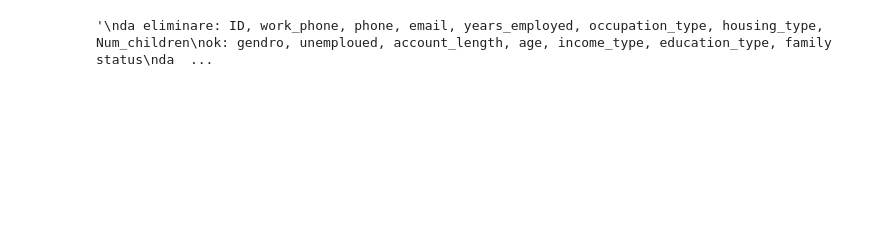
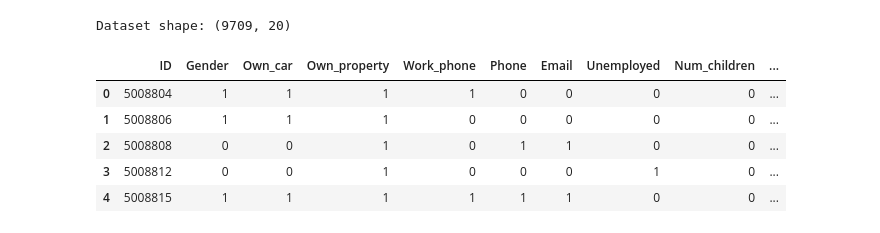
Before and after one commit to DomMcOyle/FAIKR3-Project, a Jupyter notebook: data_processing.ipynb, the cells around one changed output. Cells and saved outputs as stored; diff of their text form; code cells hidden in the pictures; blank space fills up the shorter version.

```diff
--- a/data_processing.ipynb
+++ b/data_processing.ipynb
@@ -1,16 +29,19 @@
 # %%
 import pandas as pd
 import numpy as np
 
+# Loading the dataset
 url = "data/clean_data.csv"
 df = pd.read_csv(url)
 
+# Showing shape and first rows
+print("Dataset shape: {}".format(df.shape))
 df.head()
-
-"""
-da eliminare: ID, work_phone, phone, email, years_employed, occupation_type, housing_type, Num_children
-ok: gendro, unemploued, account_length, age, income_type, education_type, family status
-da tenere: own_car, own_property,	Num_family, total_income, target
-"""
 # %% [output]
-'\nda eliminare: ID, work_phone, phone, email, years_employed, occupation_type, housing_type, Num_children\nok: gendro, unemploued, account_length, age, income_type, education_type, family status\nda  ...
+Dataset shape: (9709, 20)
+|  | ID | Gender | Own_car | Own_property | Work_phone | Phone | Email | Unemployed | Num_children | ... |
+| 0 | 5008804 | 1 | 1 | 1 | 1 | 0 | 0 | 0 | 0 | ... |
+| 1 | 5008806 | 1 | 1 | 1 | 0 | 0 | 0 | 0 | 0 | ... |
+| 2 | 5008808 | 0 | 0 | 1 | 0 | 1 | 1 | 0 | 0 | ... |
+| 3 | 5008812 | 0 | 0 | 1 | 0 | 0 | 0 | 1 | 0 | ... |
+| 4 | 5008815 | 1 | 1 | 1 | 1 | 1 | 1 | 0 | 0 | ... |
```
Also changed, not shown: parts of 25 cells of this notebook, 4 other files.
